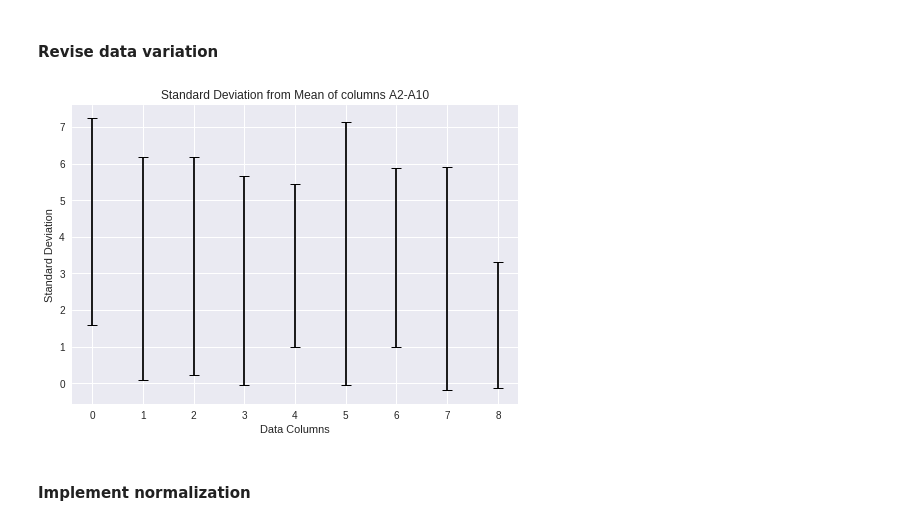
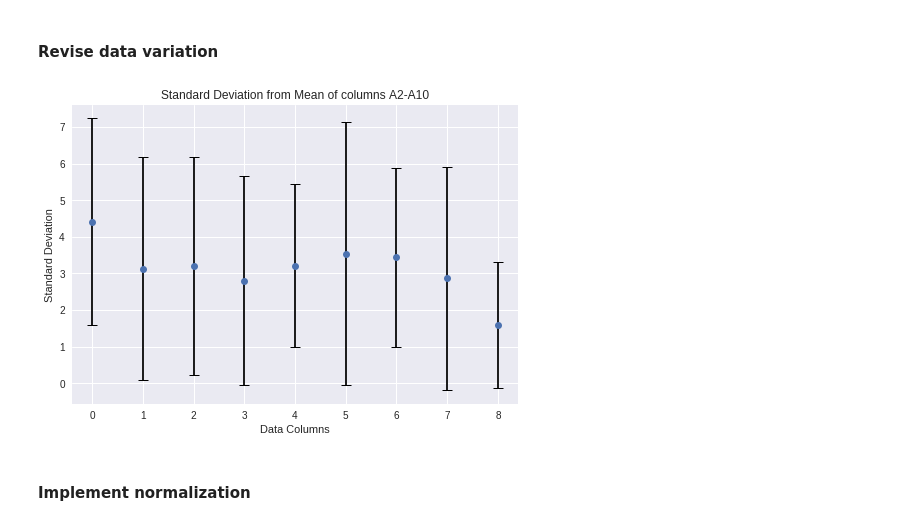
Before and after one commit to iu-data-science-python-i590/final-project-team-python-trio, a Jupyter notebook: Phase2/final_project_phase2.ipynb, the cells around one changed output. Saved outputs shown, nothing was run; the diff lists cells and outputs as text; code cells hidden in the pictures.

```diff
--- a/Phase2/final_project_phase2.ipynb
+++ b/Phase2/final_project_phase2.ipynb
@@ -178,28 +178,28 @@ https://bl.ocks.org/rpgove/0060ff3b656618e9136b
 # %%
 # Apply standard deviation function for columns A2-A10
 data_stdev = data.apply(stdev,axis=0)
 data_mean = data.apply(mean,axis=0)
 x = np.arange(len(data_mean))
 
 # Plot standard deviation values
 # --- Select a graphic that could display all nine values [do not use histogram]
 # --- Add title, legend, ylabel, xlabel.
 # --- Can you capture how wide or narrow is the variation in each column?
 fig, ax = plt.subplots()
 plt.title('Standard Deviation from Mean of columns A2-A10')
 plt.ylabel('Standard Deviation')
 plt.xlabel('Data Columns')
-ax.errorbar(x, data_mean, yerr=data_stdev, fmt='none', capsize=5, capthick=1, ecolor='black')
+ax.errorbar(x, data_mean, yerr=data_stdev, marker='o', linestyle='none', capsize=5, capthick=1, ecolor='black')
 plt.show()
 
 # print(data_means)
 # print(data_stdev)
 # print(data.columns)
 
 # Describe which features have a lot of data variation
 # TODO: ADD DESCRIPTION HERE
 # %% [output]
-[figure, old version]
+[figure, new version]
 # %% [markdown]
 #### Implement normalization
 # %%
```
Also changed, not shown: parts of 3 cells of this notebook.
